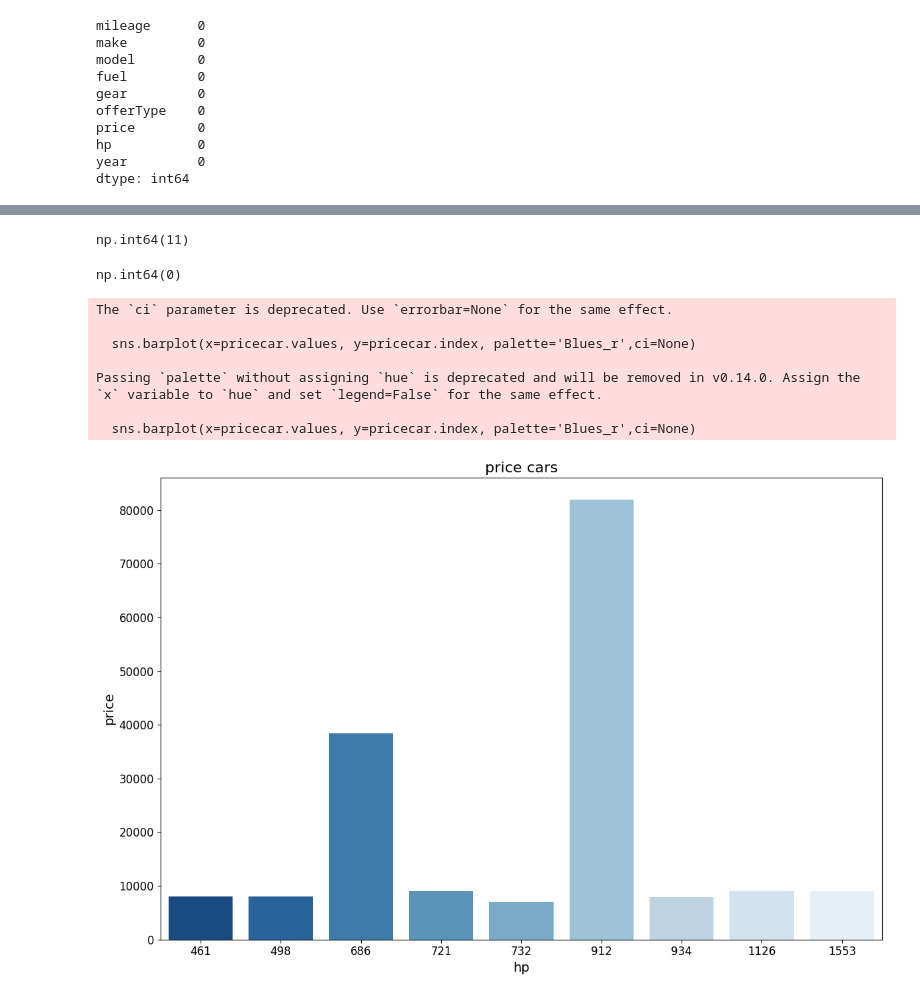
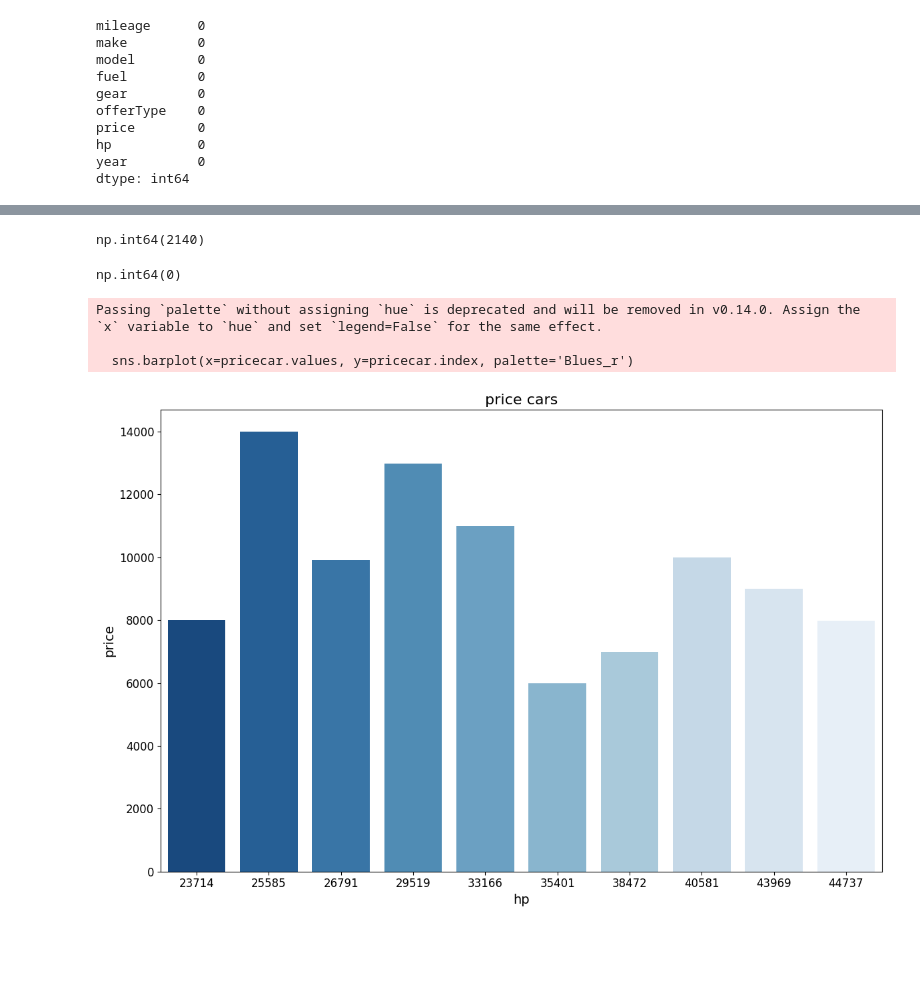
Before and after one commit to AbdallhOmran/Used-car-prices, a Jupyter notebook: index.ipynb, the cells around one changed output, grey strips where cells are left out. Cells and saved outputs as stored; diff of their text form; code cells hidden in the pictures; blank space fills up the shorter version.

```diff
--- a/index.ipynb
+++ b/index.ipynb
@@ -10,7 +10,7 @@ import pandas as pd
 import matplotlib.pyplot as plt
 import seaborn as sns
 # %%
-df = pd.read_csv("autoscout-germanytest-dataset.csv")
+df = pd.read_csv("autoscout24-germany-dataset.csv")
 # %%
 df.head()
 # %% [output]
@@ -75,6 +75,8 @@ year         0
 dtype: int64
-# %%
-df["price"] = df["price"].fillna(df["price"].mean)
+# %%
+df["model"] = df["model"].fillna(df["model"].max)
+df["gear"] = df["gear"].fillna(df["gear"].max)
+df["hp"] = df["hp"].fillna(df["hp"].mean)
 # %%
 df.isnull().sum()
 # %% [output]
@@ -95,7 +97,7 @@ df.shape
 # %%
 df.duplicated().sum()
 # %% [output]
-np.int64(11)
+np.int64(2140)
 # %%
 df = df.drop_duplicates()
 # %%
@@ -106,6 +108,9 @@ np.int64(0)
 df["price"] = pd.to_numeric(df["price"], errors="coerce")
 df["price"] = df["price"].fillna(df["price"].mean())
 df["price"] = df["price"].astype(int)
+df["hp"] = pd.to_numeric(df["hp"], errors="coerce")
+df["hp"] = df["hp"].fillna(df["hp"].mean())
+df["hp"] = df["hp"].astype(int)
 # %%
 df['mileage'] = df["mileage"].astype(int)
 df["price"] = df["price"].astype(int)
@@ -114,21 +119,17 @@ df["year"] = df["year"].astype(int)
 # %%
 pricecar = df.groupby('price')['hp'].sum().sort_values(ascending=False).head(10)
 plt.figure(figsize=(12, 8))
-sns.barplot(x=pricecar.values, y=pricecar.index, palette='Blues_r',ci=None)
+sns.barplot(x=pricecar.values, y=pricecar.index, palette='Blues_r')
 plt.title('price cars', fontsize=16)
 plt.xlabel("hp", fontsize=14)
 plt.ylabel("price", fontsize=14)
 plt.xticks(fontsize=12)
 plt.yticks(fontsize=12)
 plt.tight_layout()
 plt.show()
 # %% [output]
-The `ci` parameter is deprecated. Use `errorbar=None` for the same effect.
-
-  sns.barplot(x=pricecar.values, y=pricecar.index, palette='Blues_r',ci=None)
-
 Passing `palette` without assigning `hue` is deprecated and will be removed in v0.14.0. Assign the `x` variable to `hue` and set `legend=False` for the same effect.
 
-  sns.barplot(x=pricecar.values, y=pricecar.index, palette='Blues_r',ci=None)
+  sns.barplot(x=pricecar.values, y=pricecar.index, palette='Blues_r')
-[figure, old version]
+[figure, new version]
 # %%
```
Also changed, not shown: parts of 10 cells of this notebook, 2 other files.
